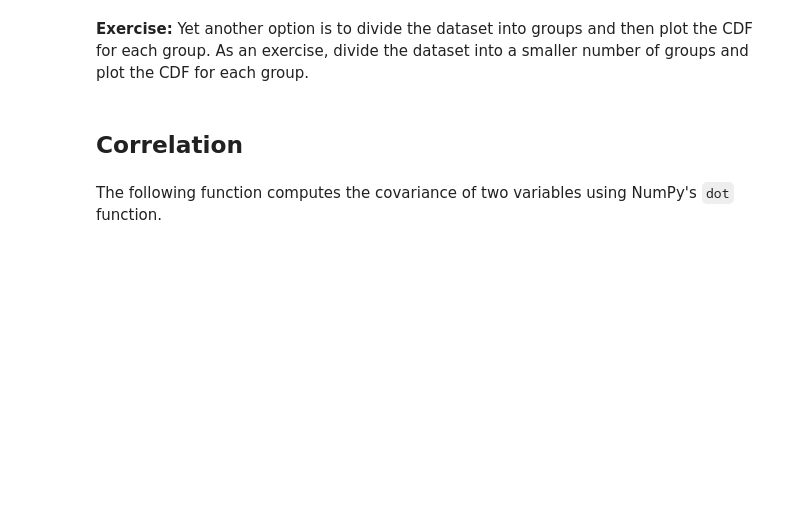
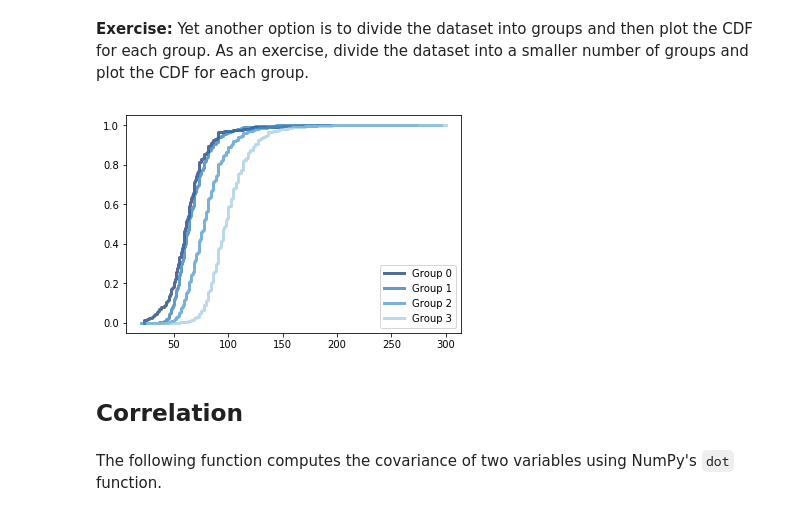
Before and after one commit to SeanCCarter/ThinkStats2, a Jupyter notebook: code/chap07mine.ipynb, the cells around one changed output. Saved outputs shown, nothing was run; the diff lists cells and outputs as text; code cells hidden in the pictures; blank space fills up the shorter version.

```diff
--- a/code/chap07mine.ipynb
+++ b/code/chap07mine.ipynb
@@ -162,3 +178,12 @@ thinkplot.Config(xlabel='Height (cm)',
+# %%
+bins = np.arange(135, 210, 25)
+indices = np.digitize(cleaned.htm3, bins)
+groups = cleaned.groupby(indices)
+for i, group in groups:
+    thinkplot.Cdf(thinkstats2.Cdf(group.wtkg2, label = "Group " + str(i)))
+thinkplot.Config(legend=True)
+# %% [output]
+[figure, added]
 # %% [markdown]
 ## Correlation
 # %% [markdown]
```
Also changed, not shown: parts of 25 cells of this notebook.
